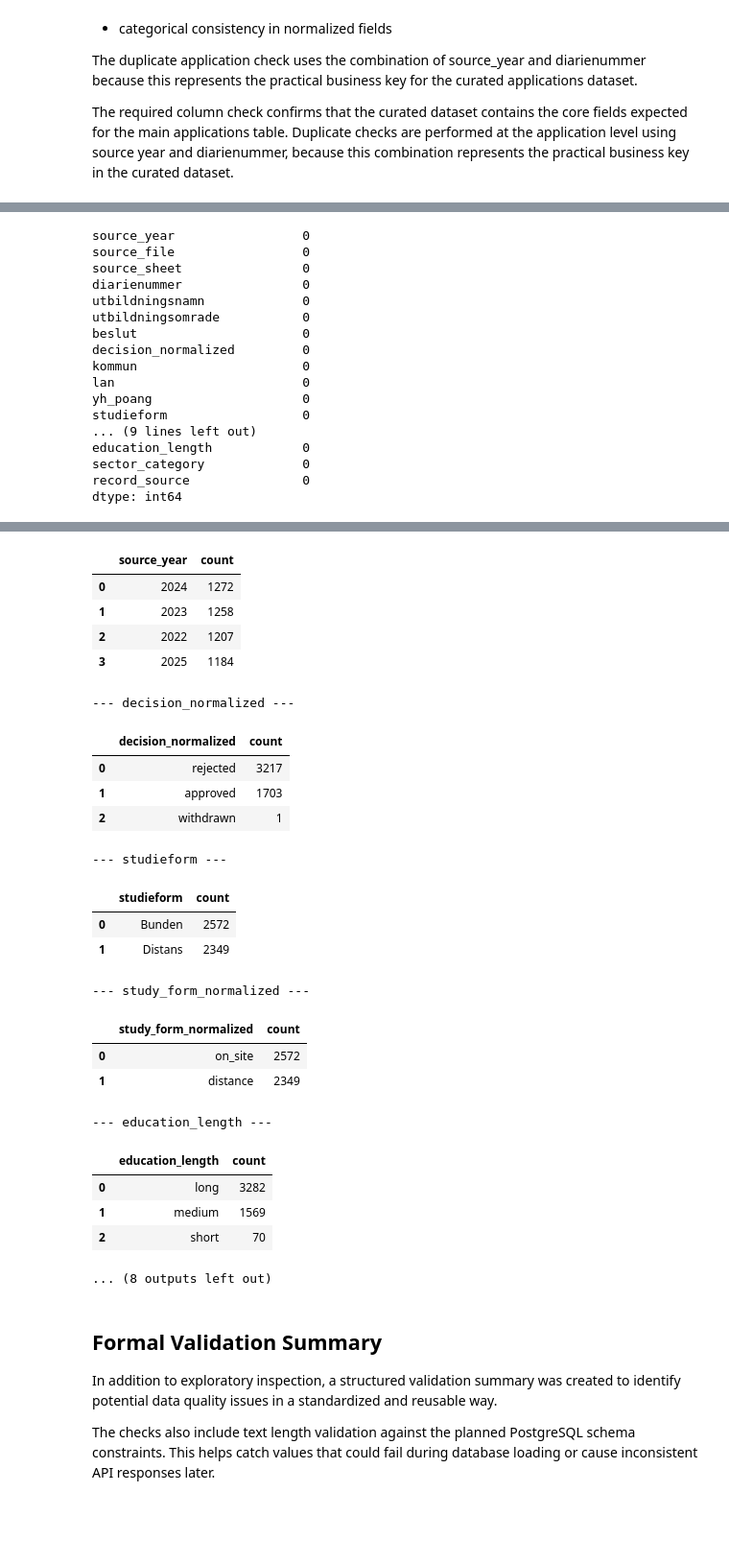
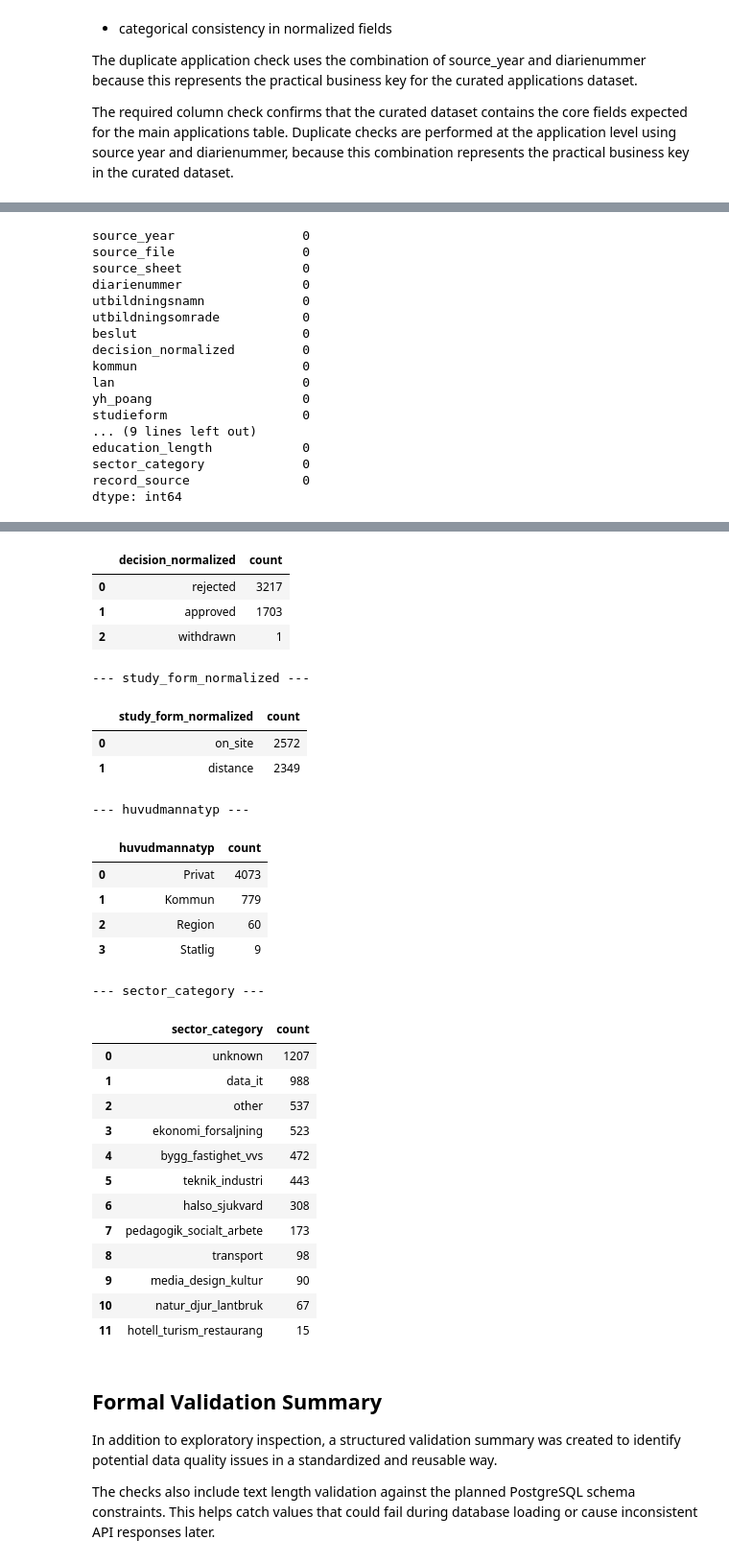
Before and after one commit to XinGclover/myh-applications-analytics, a Jupyter notebook: part_2/notebooks/part_2_curated_dataset.ipynb, the cells around one changed output, grey strips where cells are left out. Shown at 96% size. Drawn from its saved outputs; the diff is of its cells as text; code cells hidden in the pictures; blank space fills up the shorter version.

```diff
--- a/part_2/notebooks/part_2_curated_dataset.ipynb
+++ b/part_2/notebooks/part_2_curated_dataset.ipynb
@@ -274,12 +277,17 @@ display(curated_df.isna().sum())
 print("\n--------- DUPLICATE ROWS ---------")
 print(curated_df.duplicated().sum())
 
-print("\n--------- DUPLICATE APPLICATION CHECK ---------")
-print(
-    curated_df.duplicated(
-        subset=["source_year", "diarienummer"]
-    ).sum()
-)
+print("\n--------- PRIMARY KEY VALIDATION ---------")
+
+missing_registry_numbers = curated_df["diarienummer"].isna().sum()
+duplicate_registry_numbers = curated_df["diarienummer"].duplicated().sum()
+
+print(f"Missing diarienummer values: {missing_registry_numbers}")
+print(f"Duplicate diarienummer values: {duplicate_registry_numbers}")
+
+# Validation confirms that diarienummer contains
+# no missing or duplicate values and is therefore
+# suitable as the relational primary key.
 
 print("\n--------- REQUIRED COLUMN CHECK ---------")
 
@@ -311,15 +319,10 @@ print(missing_required_columns)
 print("\n--------- LOW-CARDINALITY COLUMN INSPECTION ---------")
 
 inspect_columns = [
-    "source_year",
     "decision_normalized",
-    "studieform",
     "study_form_normalized",
-    "education_length",
     "huvudmannatyp",
-    "seqf_niva",
     "sector_category",
-    "smalt_yrkesomrade"
 ]
 
 for col in inspect_columns:
@@ -382,27 +386,31 @@ dtype: int64
-|  | source_year | count |
-| 0 | 2024 | 1272 |
-| 1 | 2023 | 1258 |
-| 2 | 2022 | 1207 |
-| 3 | 2025 | 1184 |
+|  | decision_normalized | count |
+| 0 | rejected | 3217 |
+| 1 | approved | 1703 |
+| 2 | withdrawn | 1 |
---- decision_normalized ---
+--- study_form_normalized ---
-|  | decision_normalized | count |
-| 0 | rejected | 3217 |
-| 1 | approved | 1703 |
-| 2 | withdrawn | 1 |
+|  | study_form_normalized | count |
+| 0 | on_site | 2572 |
+| 1 | distance | 2349 |
---- studieform ---
+--- huvudmannatyp ---
-|  | studieform | count |
-| 0 | Bunden | 2572 |
-| 1 | Distans | 2349 |
+|  | huvudmannatyp | count |
+| 0 | Privat | 4073 |
+| 1 | Kommun | 779 |
+| 2 | Region | 60 |
+| 3 | Statlig | 9 |
---- study_form_normalized ---
+--- sector_category ---
-|  | study_form_normalized | count |
-| 0 | on_site | 2572 |
-| 1 | distance | 2349 |
+|  | sector_category | count |
+| 0 | unknown | 1207 |
+| 1 | data_it | 988 |
+| 2 | other | 537 |
+| 3 | ekonomi_forsaljning | 523 |
+| 4 | bygg_fastighet_vvs | 472 |
+| 5 | teknik_industri | 443 |
+| 6 | halso_sjukvard | 308 |
+| 7 | pedagogik_socialt_arbete | 173 |
+| 8 | transport | 98 |
+| 9 | media_design_kultur | 90 |
+| 10 | natur_djur_lantbruk | 67 |
+| 11 | hotell_turism_restaurang | 15 |
---- education_length ---
-|  | education_length | count |
-| 0 | long | 3282 |
-| 1 | medium | 1569 |
-| 2 | short | 70 |
-... (8 outputs left out)
 # %% [markdown]
 ## Formal Validation Summary
 
```
Also changed, not shown: parts of 2 cells of this notebook, 7 other files.
